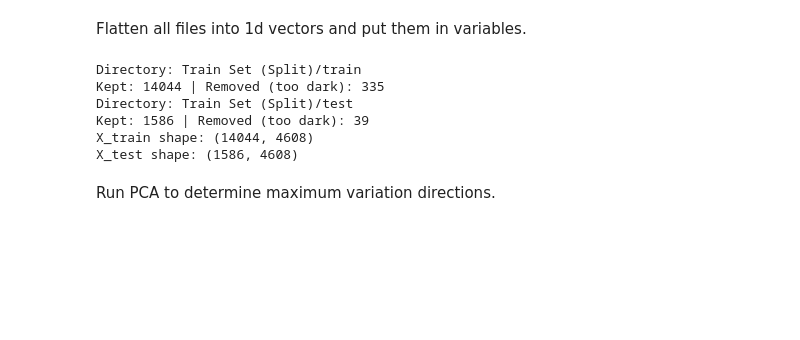
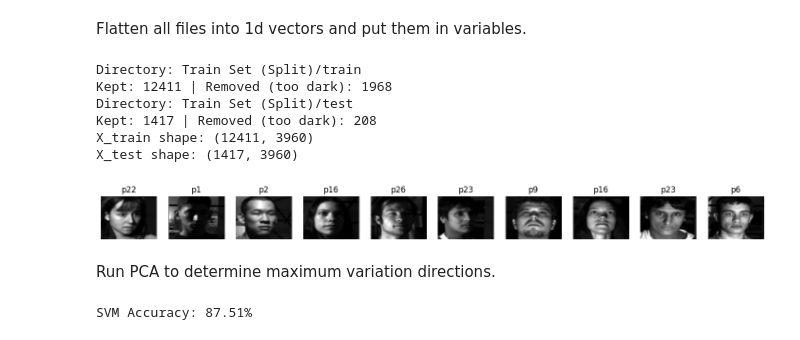
Before and after one commit to Banzir2/TechnotzDS_ML, a Jupyter notebook: main.ipynb, the cells around one changed output. Saved outputs shown, nothing was run; the diff lists cells and outputs as text; code cells hidden in the pictures; blank space fills up the shorter version.

```diff
--- a/main.ipynb
+++ b/main.ipynb
@@ -14,6 +70,7 @@ def load_filtered_data(directory, threshold=20):
 
     for img_path in path_list:
         img = cv2.imread(str(img_path), cv2.IMREAD_GRAYSCALE)
+        img = crop_grey_strips(img)
 
         if img is not None:
             # Calculate the average brightness of the image
@@ -21,9 +78,6 @@ def load_filtered_data(directory, threshold=20):
                 images.append(img.flatten())
                 labels.append(img_path.name.split('_')[0])
             else:
-                # cv2.imshow("Blah", img)
-                # cv2.waitKey(0)
-                # cv2.destroyAllWindows()
                 removed_count += 1
 
     print(f"Directory: {directory}")
@@ -38,11 +92,15 @@ print(f"X_train shape: {X_train.shape}")  # Should be (~14364, 4608)
 print(f"X_test shape: {X_test.shape}")    # Should be (~1596, 4608)
 # %% [output]
 Directory: Train Set (Split)/train
-Kept: 14044 | Removed (too dark): 335
+Kept: 12411 | Removed (too dark): 1968
 Directory: Train Set (Split)/test
-Kept: 1586 | Removed (too dark): 39
-X_train shape: (14044, 4608)
-X_test shape: (1586, 4608)
+Kept: 1417 | Removed (too dark): 208
+X_train shape: (12411, 3960)
+X_test shape: (1417, 3960)
+# %%
+show_random_samples_fixed(X_train, y_train)
+# %% [output]
+[figure, added]
 # %% [markdown]
 Run PCA to determine maximum variation directions.
 # %%
@@ -62,0 +127,11 @@ print(f"Reduced features: {X_train_pca.shape[1]}")
+# %%
+from sklearn.svm import SVC
+
+# 'Linear' kernel is usually sufficient after LDA
+# 'C=1' is a good starting point for regularization
+svm_clf = SVC(kernel='linear', C=1.0)
+svm_clf.fit(X_train_final, y_train)
+
+print(f"SVM Accuracy: {svm_clf.score(X_test_final, y_test) * 100:.2f}%")
+# %% [output]
+SVM Accuracy: 87.51%
```
Also changed, not shown: parts of 2 cells of this notebook.
